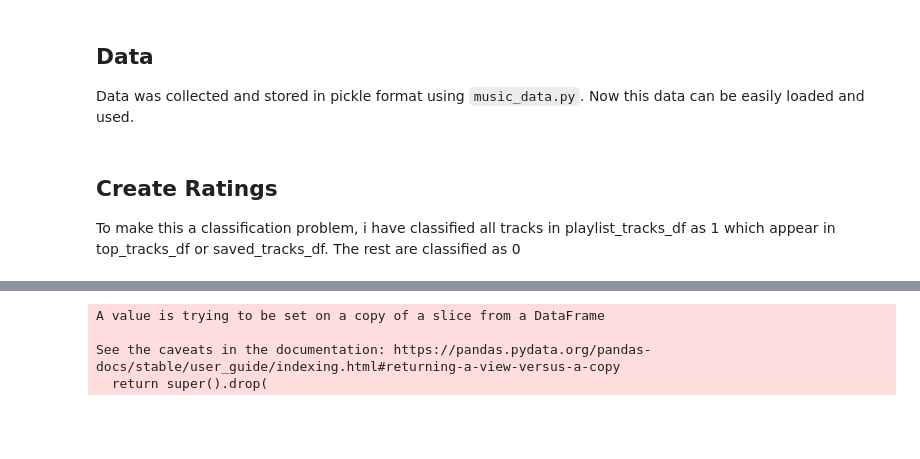
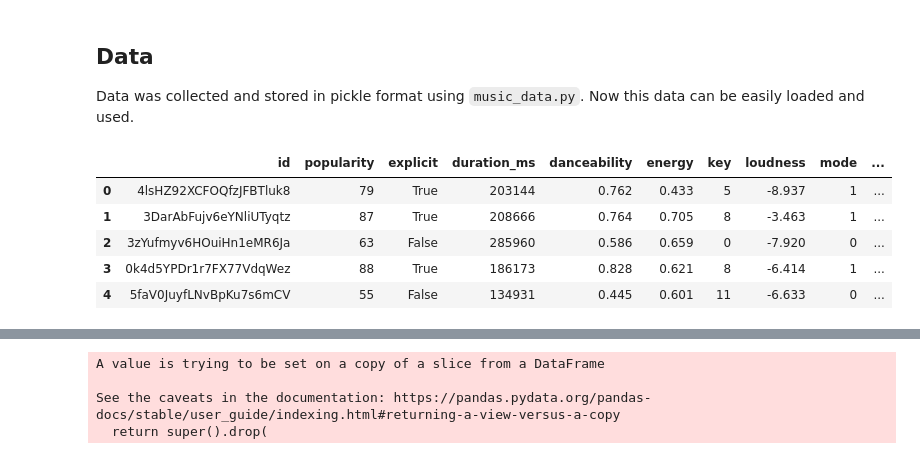
Before and after one commit to Purefekt/Recommender-System-using-Personal-Spotify-Data, a Jupyter notebook: get_training_testing_and_evaluation_data.ipynb, the cells around one changed output, grey strips where cells are left out. Drawn from its saved outputs; the diff is of its cells as text; code cells hidden in the pictures; blank space fills up the shorter version.

Commit message:
re made the data collection functions, implemented logistic regression and naive bayes

````diff
--- a/get_training_testing_and_evaluation_data.ipynb
+++ b/get_training_testing_and_evaluation_data.ipynb
@@ -12,11 +12,11 @@ from sklearn.ensemble import RandomForestClassifier
 Data was collected and stored in pickle format using ```music_data.py```. Now this data can be easily loaded and used.
 # %%
 # Load the data
-top_artists_df = pd.read_pickle('spotify_data/top_artists.pkl')
-followed_artists_df = pd.read_pickle('spotify_data/followed_artists.pkl')
-top_tracks_df = pd.read_pickle('spotify_data/top_tracks.pkl')
-saved_tracks_df = pd.read_pickle('spotify_data/saved_tracks.pkl')
-playlist_tracks_df = pd.read_pickle('spotify_data/playlist_tracks.pkl')
-recommendation_tracks_df = pd.read_pickle('spotify_data/recommended_tracks.pkl')
+top_tracks_ids_df = pd.read_pickle('spotify_data/top_tracks_ids.pkl')
+saved_tracks_ids_df = pd.read_pickle('spotify_data/saved_tracks_ids.pkl')
+top_tracks_of_top_artists_df = pd.read_pickle('spotify_data/top_tracks_of_top_artists.pkl')
+random_tracks_ids_df = pd.read_pickle('spotify_data/random_tracks_ids.pkl')
+tracks_features_df = pd.read_pickle('spotify_data/tracks_features.pkl')
+recommended_tracks_df = pd.read_pickle('spotify_data/recommended_tracks.pkl')
 # %%
 # Remove duplicate tracks
@@ -28,4 +32,9 @@ recommendation_tracks_df = recommendation_tracks_df[~recommendation_tracks_df['i
-# %% [markdown]
-## Create Ratings
-
-To make this a classification problem, i have classified all tracks in playlist_tracks_df as 1 which appear in top_tracks_df or saved_tracks_df. The rest are classified as 0
+# %%
+tracks_features_df.head()
+# %% [output]
+|  | id | popularity | explicit | duration_ms | danceability | energy | key | loudness | mode | ... |
+| 0 | 4lsHZ92XCFOQfzJFBTluk8 | 79 | True | 203144 | 0.762 | 0.433 | 5 | -8.937 | 1 | ... |
+| 1 | 3DarAbFujv6eYNliUTyqtz | 87 | True | 208666 | 0.764 | 0.705 | 8 | -3.463 | 1 | ... |
+| 2 | 3zYufmyv6HOuiHn1eMR6Ja | 63 | False | 285960 | 0.586 | 0.659 | 0 | -7.920 | 0 | ... |
+| 3 | 0k4d5YPDr1r7FX77VdqWez | 88 | True | 186173 | 0.828 | 0.621 | 8 | -6.414 | 1 | ... |
+| 4 | 5faV0JuyfLNvBpKu7s6mCV | 55 | False | 134931 | 0.445 | 0.601 | 11 | -6.633 | 0 | ... |
````
Also changed, not shown: parts of 14 cells of this notebook, 8 other files.
